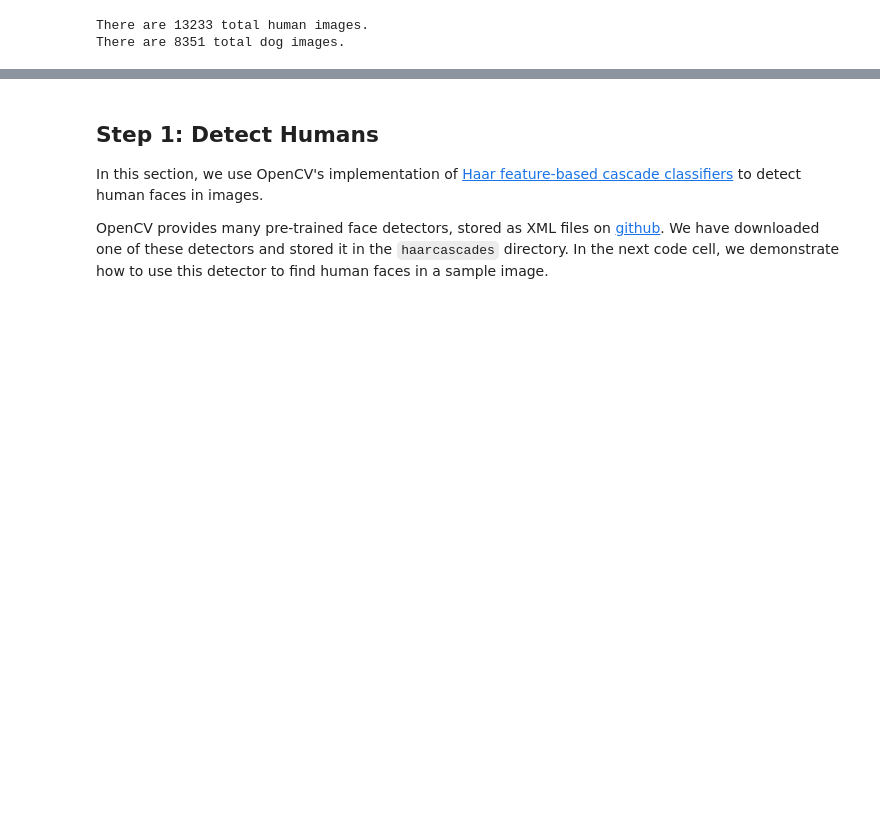
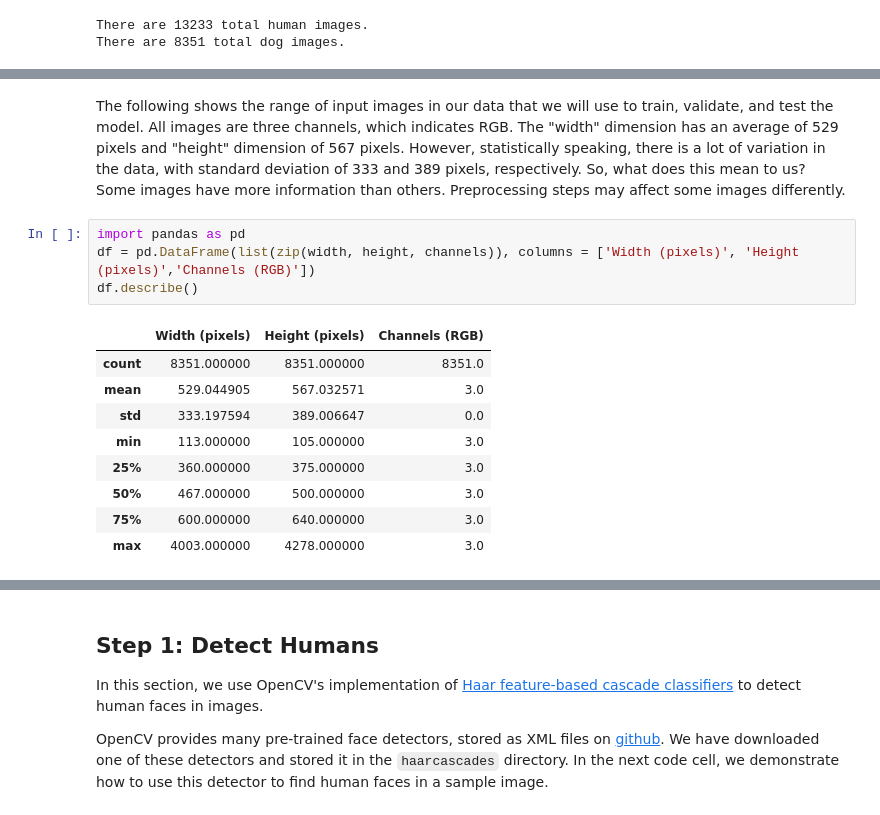
Before and after one commit to radleap/Project_CNN_Dog_Classification, a Jupyter notebook: project_dog_app.ipynb, the cells around one changed output, grey strips where cells are left out. Cells and saved outputs as stored; diff of their text form; blank space fills up the shorter version.

```diff
--- a/project_dog_app.ipynb
+++ b/project_dog_app.ipynb
@@ -73,0 +154,16 @@ There are 8351 total dog images.
+# %% [markdown]
+The following shows the range of input images in our data that we will use to train, validate, and test the model. All images are three channels, which indicates RGB. The "width" dimension has an average of 529 pixels and "height" dimension of 567 pixels. However, statistically speaking, there is a lot of variation in the data, with standard deviation of 333 and 389 pixels, respectively. So, what does this mean to us? Some images have more information than others. Preprocessing steps may affect some images differently.
+# %%
+import pandas as pd
+df = pd.DataFrame(list(zip(width, height, channels)), columns = ['Width (pixels)', 'Height (pixels)','Channels (RGB)'])
+df.describe()
+# %% [output]
+|  | Width (pixels) | Height (pixels) | Channels (RGB) |
+| count | 8351.000000 | 8351.000000 | 8351.0 |
+| mean | 529.044905 | 567.032571 | 3.0 |
+| std | 333.197594 | 389.006647 | 0.0 |
+| min | 113.000000 | 105.000000 | 3.0 |
+| 25% | 360.000000 | 375.000000 | 3.0 |
+| 50% | 467.000000 | 500.000000 | 3.0 |
+| 75% | 600.000000 | 640.000000 | 3.0 |
+| max | 4003.000000 | 4278.000000 | 3.0 |
```
Also changed, not shown: parts of 36 cells of this notebook, 3 other files.
